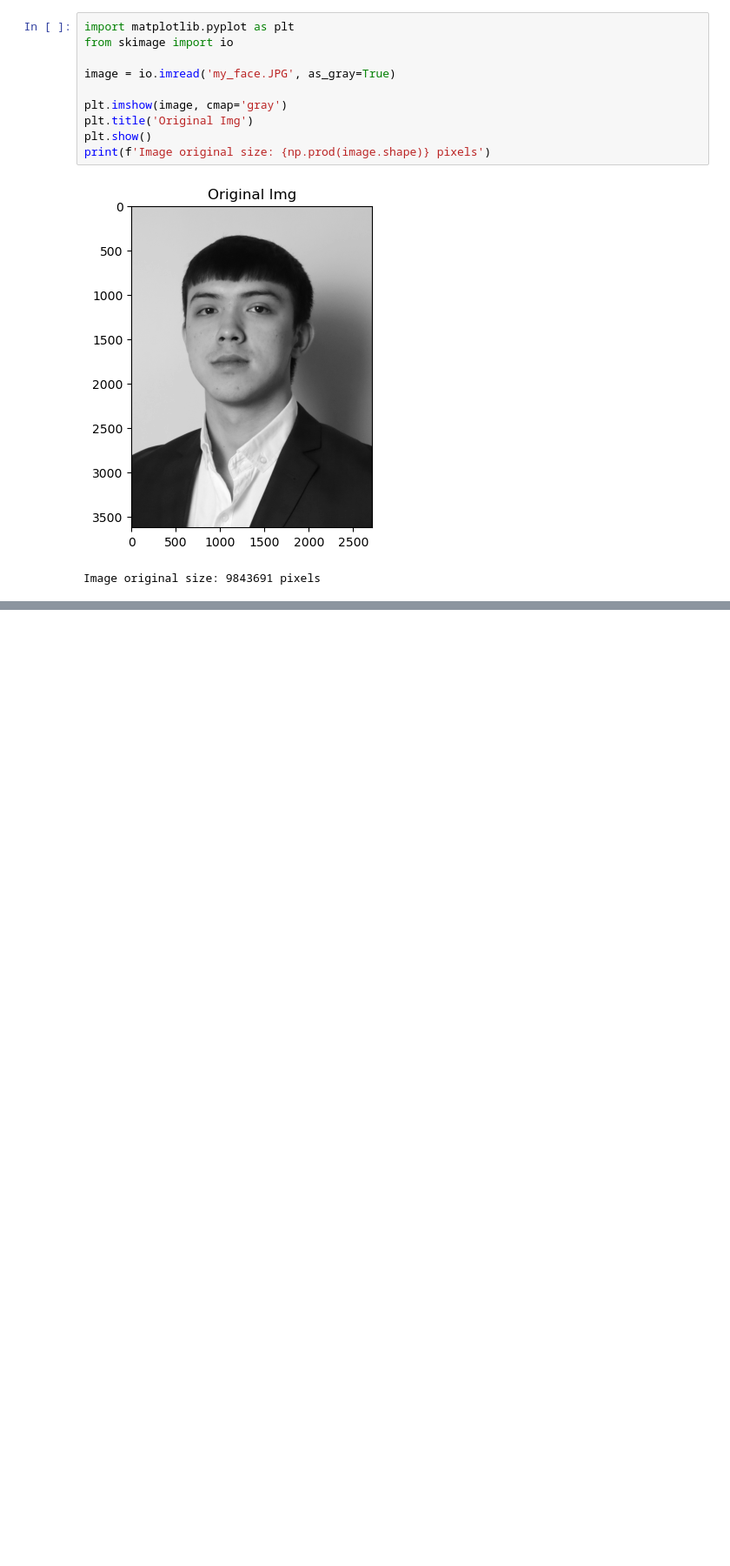
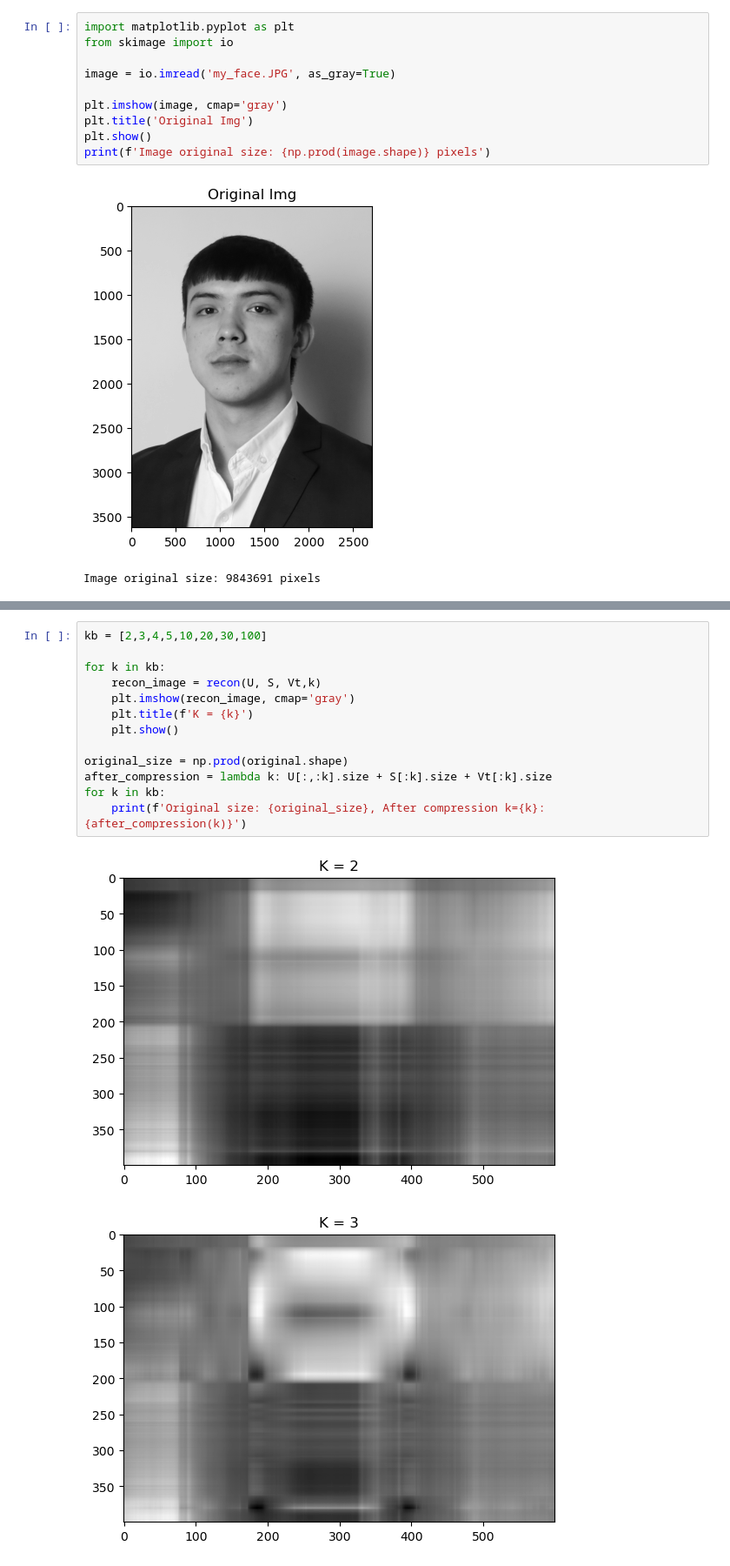
Before and after one commit to dadaxonEnigma/Inno-ML, a Jupyter notebook: HDDA/practise/Svd.ipynb, the cells around one changed output, grey strips where cells are left out. Shown at 87% size. Cells and saved outputs as stored; diff of their text form; blank space fills up the shorter version.

```diff
--- a/HDDA/practise/Svd.ipynb
+++ b/HDDA/practise/Svd.ipynb
@@ -97,0 +162,16 @@ Original size: 20510935, After compressing k100: 634100
+# %%
+kb = [2,3,4,5,10,20,30,100]
+
+for k in kb:
+    recon_image = recon(U, S, Vt,k)
+    plt.imshow(recon_image, cmap='gray')
+    plt.title(f'K = {k}')
+    plt.show()
+
+original_size = np.prod(original.shape)
+after_compression = lambda k: U[:,:k].size + S[:k].size + Vt[:k].size
+for k in kb:
+    print(f'Original size: {original_size}, After compression k={k}: {after_compression(k)}')
+# %% [output]
+[figure, added]
+[figure, added]
```
Also changed, not shown: parts of 8 cells of this notebook.
